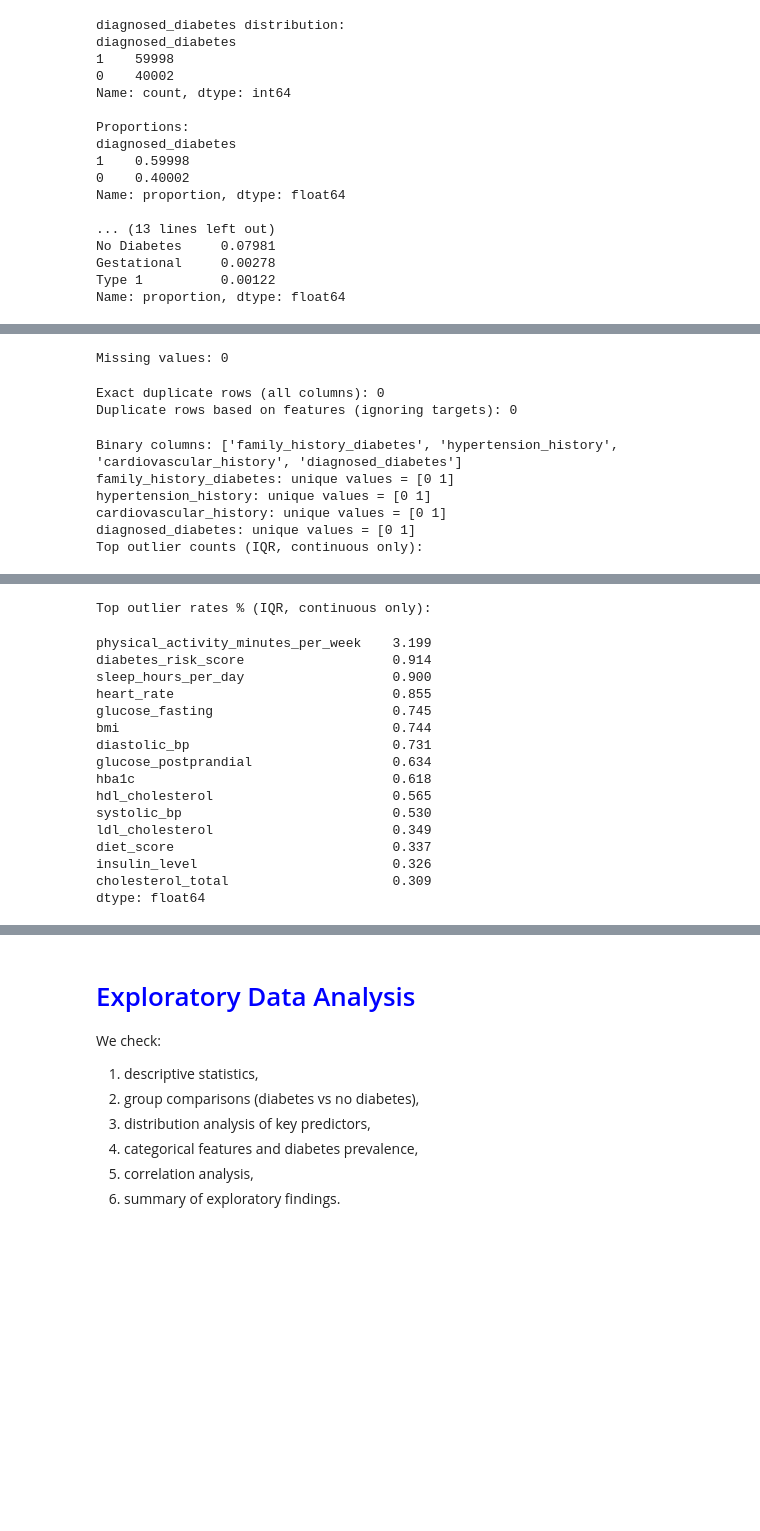
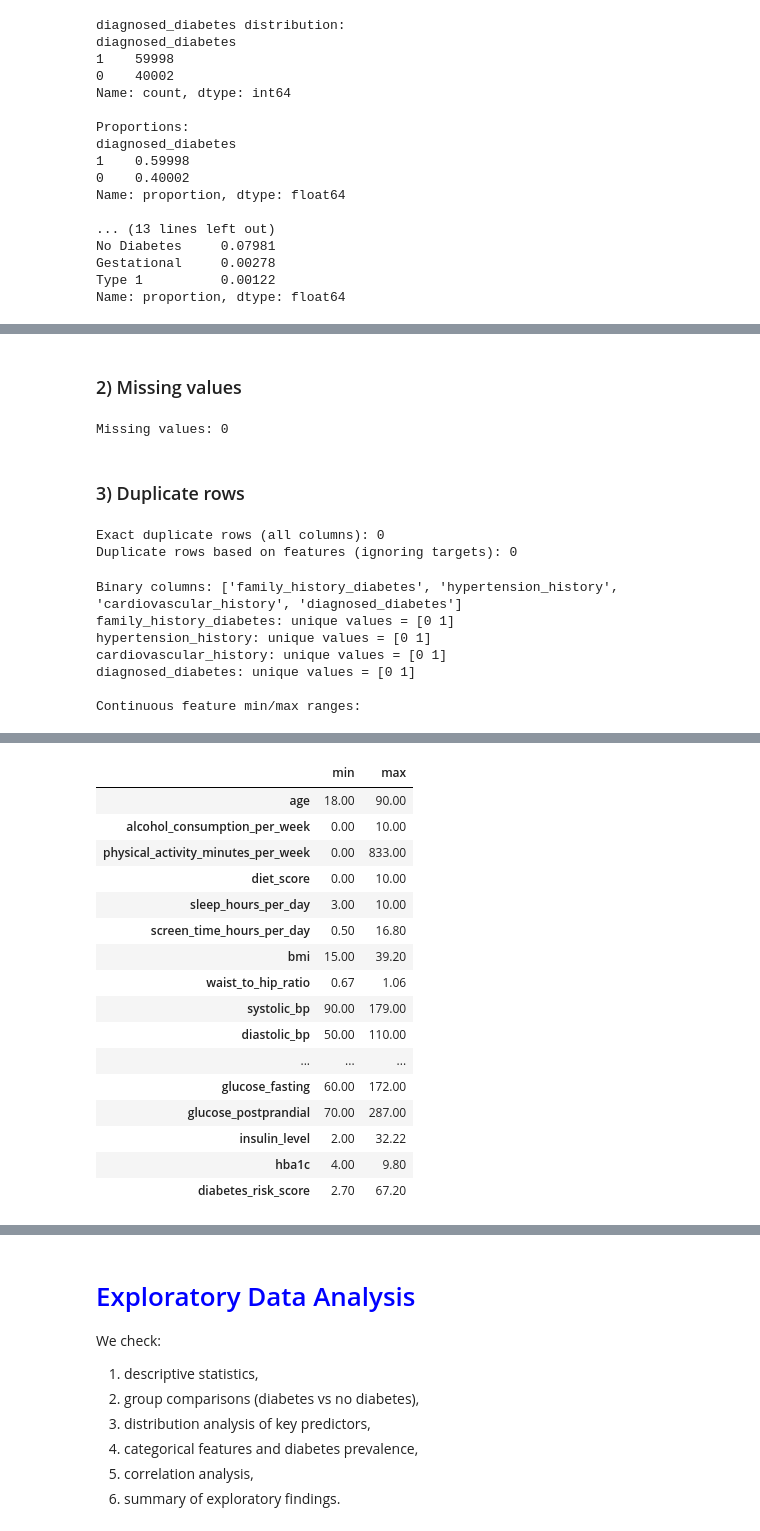
Before and after one commit to sofiaapri/IDS2025-Diabetes-Prediction, a Jupyter notebook: notebooks/EDA.ipynb, the cells around one changed output, grey strips where cells are left out. Saved outputs shown, nothing was run; the diff lists cells and outputs as text; code cells hidden in the pictures; blank space fills up the shorter version.

```diff
--- a/notebooks/EDA.ipynb
+++ b/notebooks/EDA.ipynb
@@ -58,9 +70,13 @@ Name: proportion, dtype: float64
+# %% [markdown]
+### 2) Missing values
 # %%
 # 2) Missing values
 missing = int(df.isna().sum().sum())
 print("Missing values:", missing)
 # %% [output]
 Missing values: 0
+# %% [markdown]
+### 3) Duplicate rows
 # %%
 # 3) Duplicate rows
 
@@ -78,43 +94,30 @@ print("Duplicate rows based on features (ignoring targets):", dup_features)
 Exact duplicate rows (all columns): 0
 Duplicate rows based on features (ignoring targets): 0
 # %%
-# 4) checks
+# 4) Basic validation
+
 import numpy as np
 import pandas as pd
 
-# Binary:
+# numeric columns
 num_cols = df.select_dtypes(include="number").columns
 
-binary_like = [c for c in num_cols if df[c].nunique(dropna=False) <= 3]
+# 1) Binary columns
+binary_like = [c for c in num_cols if df[c].nunique(dropna=False) < 3]
+print("Binary columns:", binary_like)
+for c in binary_like:
+    print(f"{c}: unique values =", np.sort(df[c].unique()))
 
-print("Binary columns:", binary_like)
+# 2) Continuous numeric columns (exclude binary)
+continuous_cols = [c for c in num_cols if c not in binary_like]
 
-for c in binary_like:
-    vals = np.sort(df[c].dropna().unique())
-    print(f"{c}: unique values = {vals}")
-
-# Continuous numeric columns:
-continuous_cols = [c for c in num_cols if df[c].nunique(dropna=False) > 20]
-
-cont = df[continuous_cols]
-
-q1 = cont.quantile(0.25)
-q3 = cont.quantile(0.75)
-iqr = q3 - q1
-
-outlier_mask = (cont < (q1 - 1.5*iqr)) | (cont > (q3 + 1.5*iqr))
-outlier_counts = outlier_mask.sum().sort_values(ascending=False)
-outlier_rates = (outlier_mask.mean() * 100).sort_values(ascending=False)
-
-print("Top outlier counts (IQR, continuous only):")
-display(outlier_counts[outlier_counts > 0].head(15))
-
-print("Top outlier rates % (IQR, continuous only):")
-display(outlier_rates[outlier_rates > 0].head(15))
+print("\nContinuous feature min/max ranges:")
+df[continuous_cols].describe().T[["min", "max"]]
 # %% [output]
 Binary columns: ['family_history_diabetes', 'hypertension_history', 'cardiovascular_history', 'diagnosed_diabetes']
 family_history_diabetes: unique values = [0 1]
 hypertension_history: unique values = [0 1]
 cardiovascular_history: unique values = [0 1]
 diagnosed_diabetes: unique values = [0 1]
-Top outlier counts (IQR, continuous only):
+
+Continuous feature min/max ranges:
@@ -137,17 +124,17 @@ dtype: int64
-Top outlier rates % (IQR, continuous only):
-physical_activity_minutes_per_week    3.199
-diabetes_risk_score                   0.914
-sleep_hours_per_day                   0.900
-heart_rate                            0.855
-glucose_fasting                       0.745
-bmi                                   0.744
-diastolic_bp                          0.731
-glucose_postprandial                  0.634
-hba1c                                 0.618
-hdl_cholesterol                       0.565
-systolic_bp                           0.530
-ldl_cholesterol                       0.349
-diet_score                            0.337
-insulin_level                         0.326
-cholesterol_total                     0.309
-dtype: float64
+|  | min | max |
+| age | 18.00 | 90.00 |
+| alcohol_consumption_per_week | 0.00 | 10.00 |
+| physical_activity_minutes_per_week | 0.00 | 833.00 |
+| diet_score | 0.00 | 10.00 |
+| sleep_hours_per_day | 3.00 | 10.00 |
+| screen_time_hours_per_day | 0.50 | 16.80 |
+| bmi | 15.00 | 39.20 |
+| waist_to_hip_ratio | 0.67 | 1.06 |
+| systolic_bp | 90.00 | 179.00 |
+| diastolic_bp | 50.00 | 110.00 |
+| ... | ... | ... |
+| glucose_fasting | 60.00 | 172.00 |
+| glucose_postprandial | 70.00 | 287.00 |
+| insulin_level | 2.00 | 32.22 |
+| hba1c | 4.00 | 9.80 |
+| diabetes_risk_score | 2.70 | 67.20 |
```
Also changed, not shown: parts of 6 cells of this notebook.
